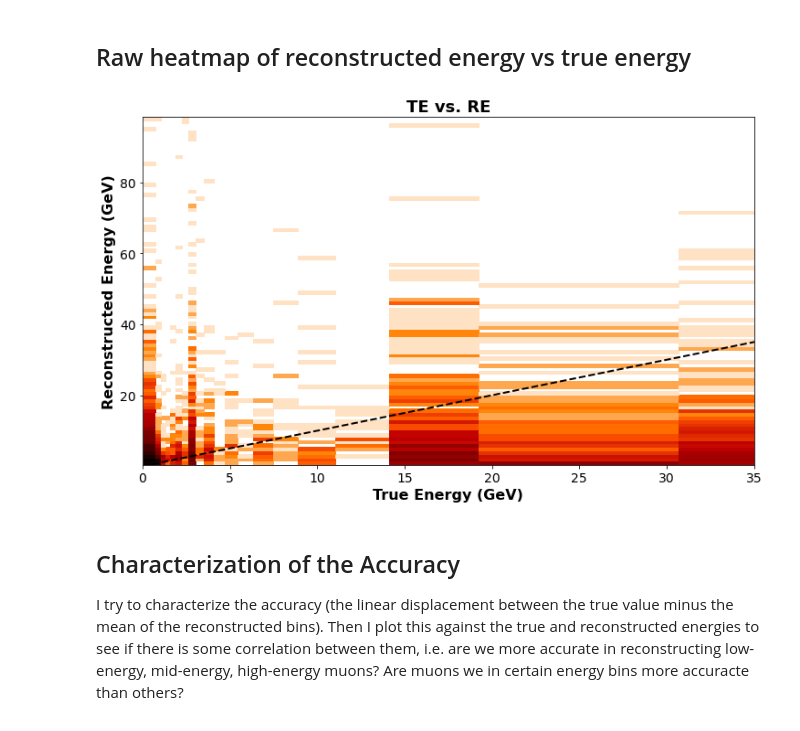
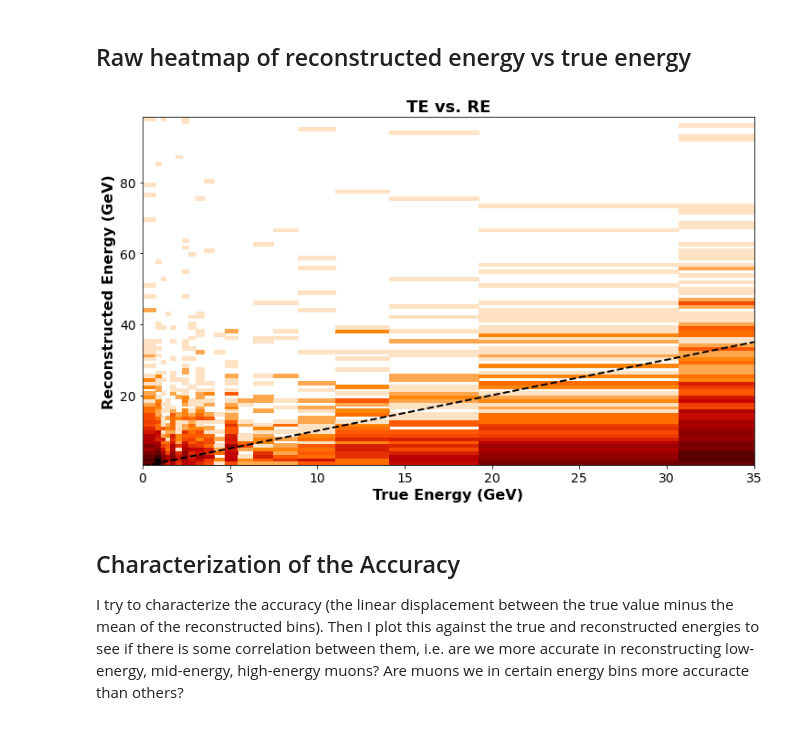
Before and after one commit to socrossley/Cosmic_Muon_CER, a Jupyter notebook: Test_Like.ipynb, the cells around one changed output. Saved outputs shown, nothing was run; the diff lists cells and outputs as text; code cells hidden in the pictures.

Commit message:
ready for third reconstruction run - fixed width

```diff
--- a/Test_Like.ipynb
+++ b/Test_Like.ipynb
@@ -18,7 +19,8 @@ import pylandau
 warnings.filterwarnings('ignore')
 plt.style.use('stylesheets/eloss.mplstyle')
 # %%
-like_data_loc = r'./data/stat_binned_likelihood_data.csv'
+like_data_loc = r'./data/stat_binned_cut_likelihood_reconstruction.csv'
+# like_data_loc = r'./data/stat_binned_likelihood_data.csv'
 likedf = pd.read_csv(like_data_loc)
 display(likedf)
 fit_data_loc = r'./data/stat_fit_data_full.csv'
@@ -155,15 +164,17 @@ ebins = fitdf.e_min.to_list()
 ebins.append(fitdf.e_max.iloc[-1])
 # %%
 _x = np.linspace(0, 100, 1000)
+fig = plt.figure()
+
 plt.hist2d(reconstructed, truth, bins=[ebins,100], norm=LogNorm(0.7), cmap='gist_heat_r')
 plt.plot(_x,_x, color='k', ls='--')
 plt.xlabel('True Energy (GeV)')
 plt.ylabel('Reconstructed Energy (GeV)')
 plt.title('TE vs. RE')
 plt.xlim(0,35)
 plt.show()
 # %% [output]
-[figure, old version]
+[figure, new version]
 # %% [markdown]
 ## Characterization of the Accuracy
 
```
Also changed, not shown: parts of 13 cells of this notebook, 1 other file.
